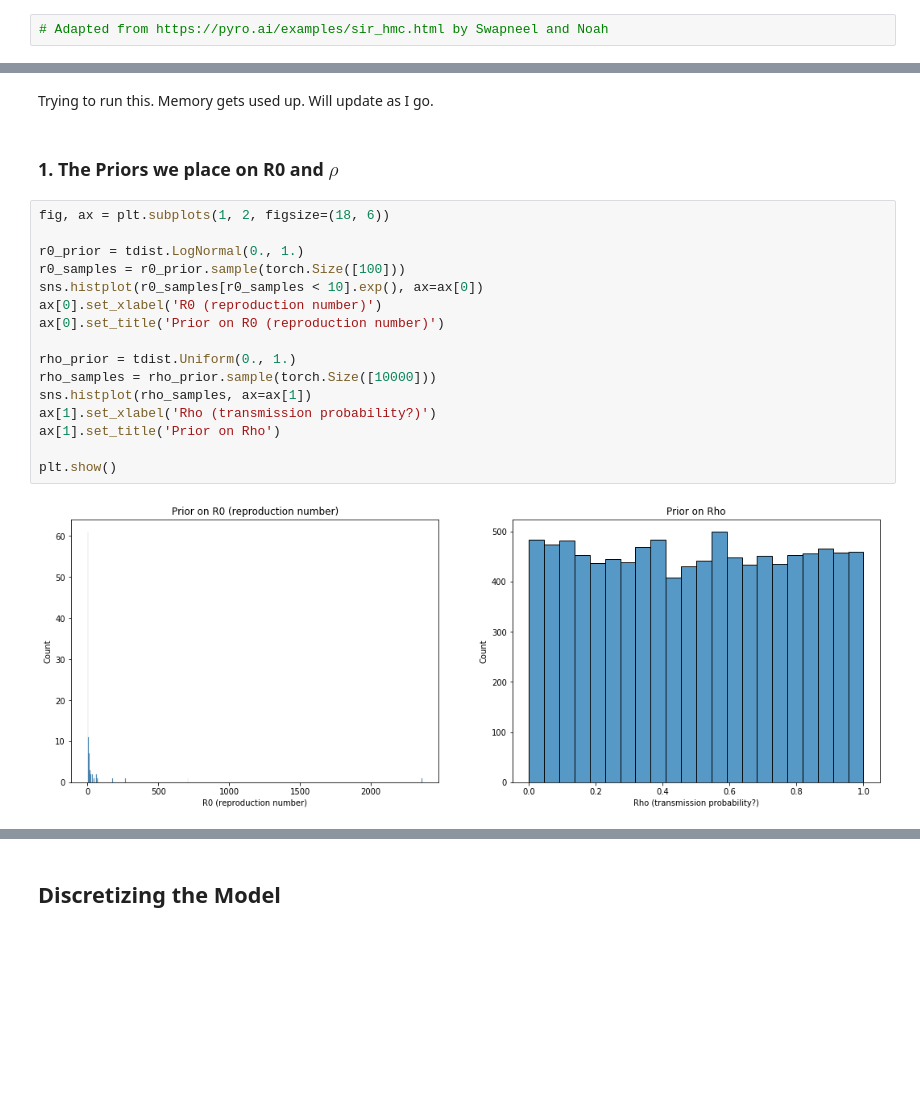
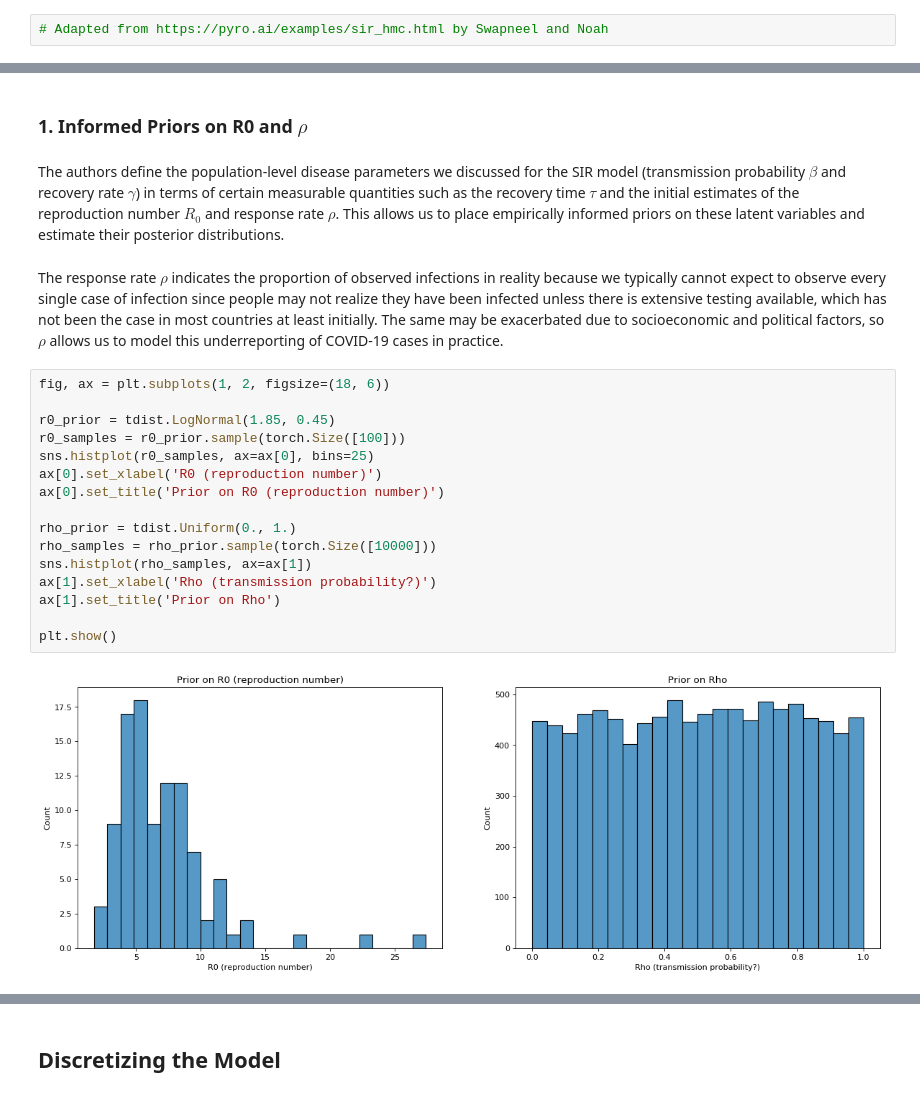
Before and after one commit to nkasmanoff/covid-pyro, a Jupyter notebook: notebooks/[SM] SIR-Noah Copy.ipynb, the cells around one changed output, grey strips where cells are left out. Drawn from its saved outputs; the diff is of its cells as text; blank space fills up the shorter version.

```diff
--- a/notebooks/[SM] SIR-Noah Copy.ipynb
+++ b/notebooks/[SM] SIR-Noah Copy.ipynb
@@ -65,25 +58,27 @@ examples.directory is deprecated; in the future, examples will be found relative
-# %% [markdown]
-Trying to run this. Memory gets used up. Will update as I go.
 # %% [markdown]
-### 1. The Priors we place on R0 and $\rho$
+### 1. Informed Priors on R0 and $\rho$
+# %% [markdown]
+The authors define the population-level disease parameters we discussed for the SIR model (transmission probability $\beta$ and recovery rate $\gamma$) in terms of certain measurable quantities such as the recovery time $\tau$ and the initial estimates of the reproduction number $R_0$ and response rate $\rho$. This allows us to place empirically informed priors on these latent variables and estimate their posterior distributions.
+# %% [markdown]
+The response rate $\rho$ indicates the proportion of observed infections in reality because we typically cannot expect to observe every single case of infection since people may not realize they have been infected unless there is extensive testing available, which has not been the case in most countries at least initially. The same may be exacerbated due to socioeconomic and political factors, so $\rho$ allows us to model this underreporting of COVID-19 cases in practice.
 # %%
 fig, ax = plt.subplots(1, 2, figsize=(18, 6))
 
-r0_prior = tdist.LogNormal(0., 1.)
+r0_prior = tdist.LogNormal(1.85, 0.45)
 r0_samples = r0_prior.sample(torch.Size([100]))
-sns.histplot(r0_samples[r0_samples < 10].exp(), ax=ax[0])
+sns.histplot(r0_samples, ax=ax[0], bins=25)
 ax[0].set_xlabel('R0 (reproduction number)')
 ax[0].set_title('Prior on R0 (reproduction number)')
 
 rho_prior = tdist.Uniform(0., 1.)
 rho_samples = rho_prior.sample(torch.Size([10000]))
 sns.histplot(rho_samples, ax=ax[1])
 ax[1].set_xlabel('Rho (transmission probability?)')
 ax[1].set_title('Prior on Rho')
 
 plt.show()
 # %% [output]
-[figure, old version]
+[figure, new version]
 # %%
 def global_model(population):
     """
```
Also changed, not shown: parts of 32 cells of this notebook, 19 other files.
